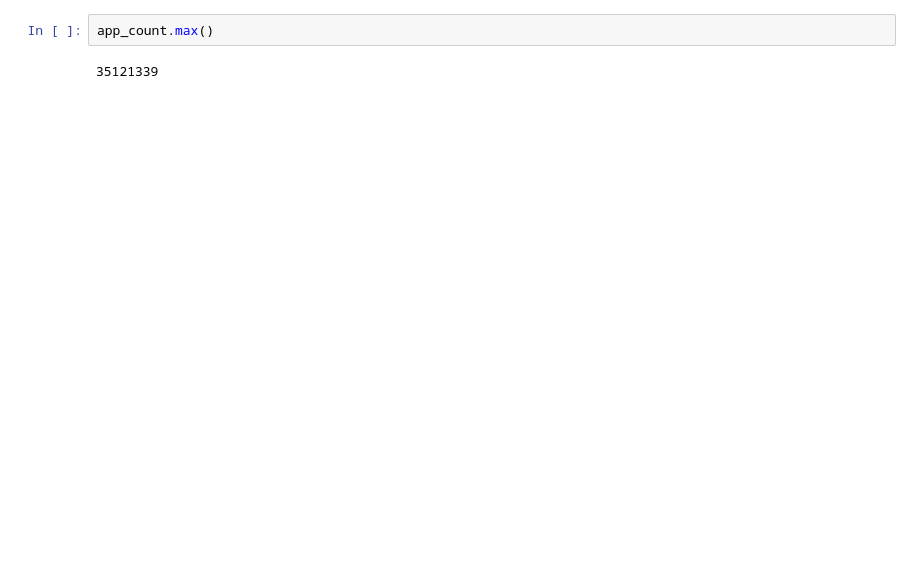
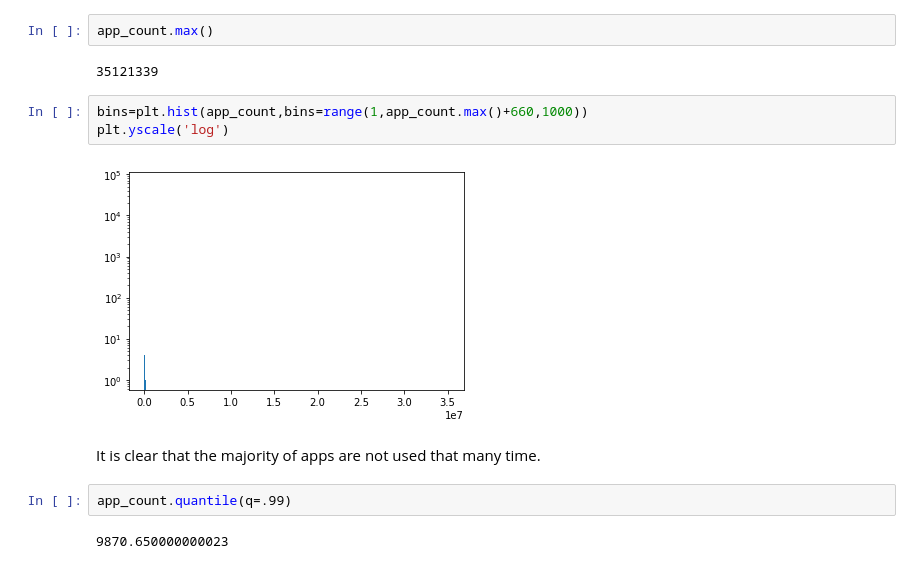
Before and after one commit to ClaraAndersen/motifs_and_competition_in_app_usage, a Jupyter notebook: remove_infrequent_apps.ipynb, the cells around one changed output. Drawn from its saved outputs; the diff is of its cells as text; blank space fills up the shorter version.

```diff
--- a/remove_infrequent_apps.ipynb
+++ b/remove_infrequent_apps.ipynb
@@ -83,3 +85,14 @@ range(1, 35121339)
 app_count.max()
 # %% [output]
 35121339
+# %%
+bins=plt.hist(app_count,bins=range(1,app_count.max()+660,1000))
+plt.yscale('log')
+# %% [output]
+[figure, added]
+# %% [markdown]
+It is clear that the majority of apps are not used that many time.
+# %%
+app_count.quantile(q=.99)
+# %% [output]
+9870.650000000023
```
Also changed, not shown: parts of 42 cells of this notebook.
